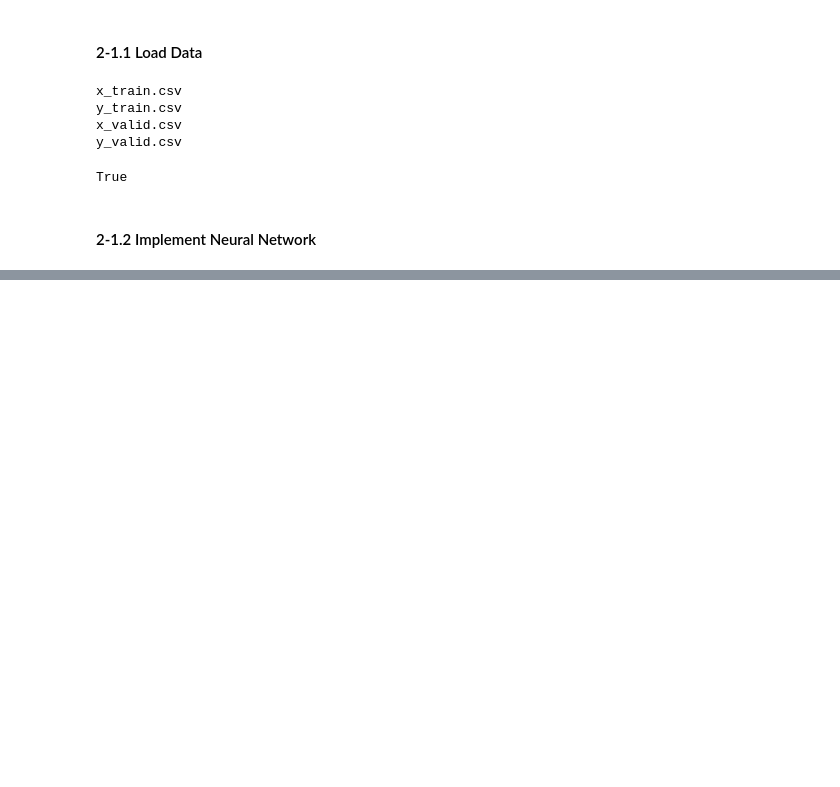
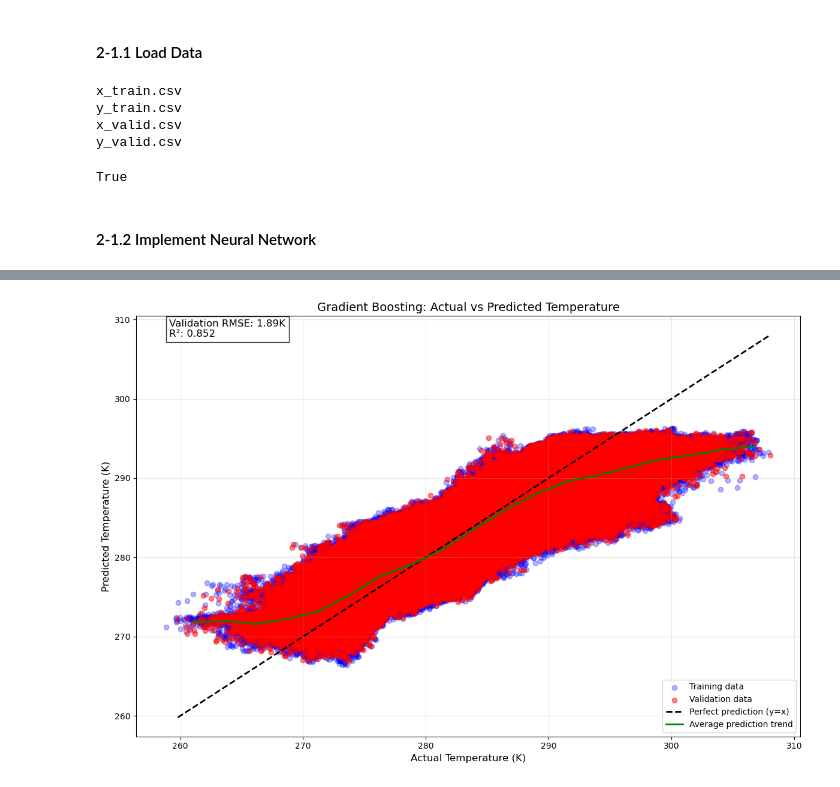
Before and after one commit to leewscott/Group-UK-Temperature-Regression-Integrating-Spatio-Temporal-Features, a Jupyter notebook: 2-1_group_project_modelling_neural_network.ipynb, the cells around one changed output, grey strips where cells are left out. Saved outputs shown, nothing was run; the diff lists cells and outputs as text; code cells hidden in the pictures; blank space fills up the shorter version.

Commit message:
modelling complete

```diff
--- a/2-1_group_project_modelling_neural_network.ipynb
+++ b/2-1_group_project_modelling_neural_network.ipynb
@@ -101,0 +135,3 @@ KeyboardInterrupt:
+# %%
+# loads best model
+final_neural_network = keras.models.load_model("neural_network.h5", custom_objects = {"R2": R2})
@@ -101,0 +140,4 @@ KeyboardInterrupt:
+# %%
+# want to evaluate metrics to measure the performance of model on data
+y_train_predictions = final_neural_network.predict(x_train)
+y_valid_predictions = final_neural_network.predict(x_valid)
@@ -101,0 +169,33 @@ KeyboardInterrupt:
+# %%
+# 1. Improved Actual vs Predicted plot
+plt.figure(figsize=(12, 8))
+
+# Add separate colors for training and validation
+plt.scatter(y_train, y_train_predictions, alpha=0.3, label='Training data', color='blue')
+plt.scatter(y_valid, y_valid_predictions, alpha=0.5, label='Validation data', color='red')
+
+# Add perfect prediction line with label
+plt.plot([y_valid.min(), y_valid.max()], [y_valid.min(), y_valid.max()],
+         'k--', lw=2, label='Perfect prediction (y=x)')
+
+# Add a smoothed trend line to show actual model behavior
+from scipy.stats import binned_statistic
+bins = np.linspace(y_valid.min(), y_valid.max(), 20)
+bin_means, bin_edges, _ = binned_statistic(y_valid, y_valid_predictions.ravel(), statistic = 'mean', bins = bins)
+bin_centers = (bin_edges[:-1] + bin_edges[1:]) / 2
+plt.plot(bin_centers, bin_means, 'g-', lw=2, label='Average prediction trend')
+
+# Add metrics to the plot
+plt.text(0.05, 0.95, f"Validation RMSE: {np.sqrt(mean_squared_error(y_valid, y_valid_predictions)):.2f}K\nR²: {r2_score(y_valid, y_valid_predictions):.3f}",
+         transform=plt.gca().transAxes, fontsize=12,
+         bbox=dict(facecolor='white', alpha=0.8))
+
+plt.xlabel('Actual Temperature (K)', fontsize=12)
+plt.ylabel('Predicted Temperature (K)', fontsize=12)
+plt.title('Gradient Boosting: Actual vs Predicted Temperature', fontsize=14)
+plt.legend(loc='lower right')
+plt.grid(True, alpha=0.3)
+plt.tight_layout()
+plt.show()
+# %% [output]
+[figure, added]
```
Also changed, not shown: parts of 15 cells of this notebook.
